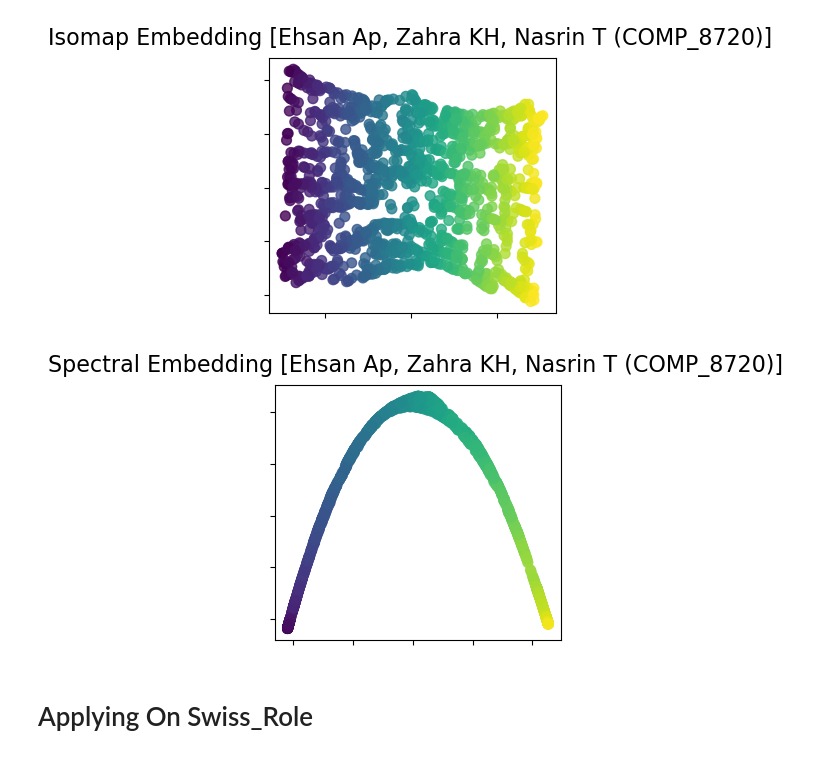
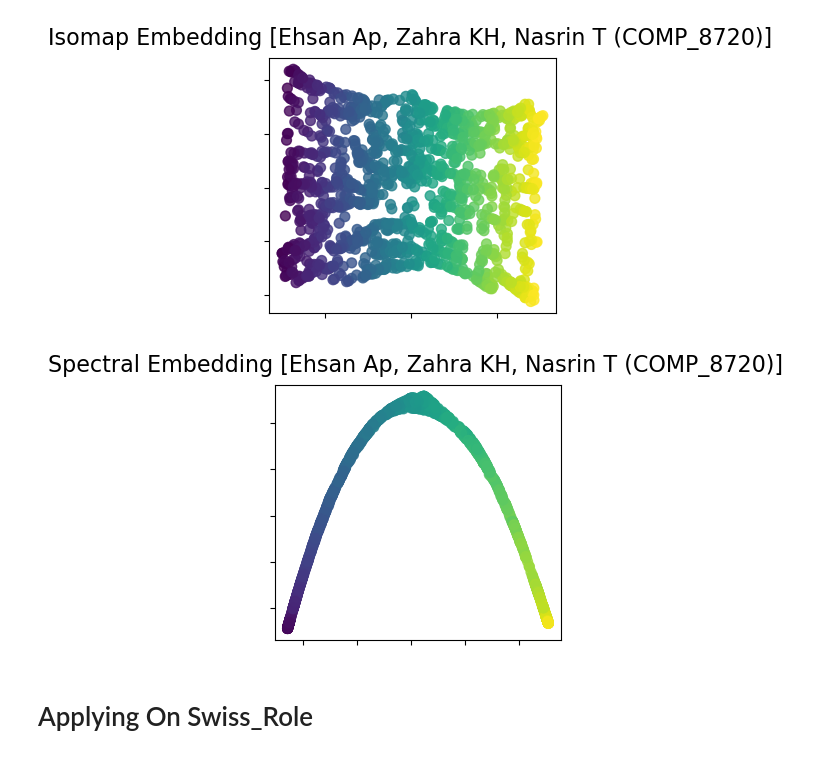
Before and after one commit to ehsanap7/adv_topics_ai, a Jupyter notebook: assignments/assignment_1,2,3/code/clustering_models_3.ipynb, the cells around one changed output. Cells and saved outputs as stored; diff of their text form; code cells hidden in the pictures.

```diff
--- a/assignments/assignment_1,2,3/code/clustering_models_3.ipynb
+++ b/assignments/assignment_1,2,3/code/clustering_models_3.ipynb
@@ -973,12 +974,12 @@ plot_2d(S_isomap, S_color, "Isomap Embedding [Ehsan Ap, Zahra KH, Nasrin T (COMP
 # %% [output]
 [figure]
 # %%
-spectral = manifold.SpectralEmbedding(n_components=n_components, n_neighbors=n_neighbors)
+spectral = manifold.SpectralEmbedding(n_components=n_components, n_neighbors=10)
 S_spectral = spectral.fit_transform(S_points)
 
 plot_2d(S_spectral, S_color, "Spectral Embedding [Ehsan Ap, Zahra KH, Nasrin T (COMP_8720)]")
 # %% [output]
-[figure, old version]
+[figure, new version]
 # %% [markdown]
 # Applying On Swiss_Role
 # %%
```
Also changed, not shown: parts of 11 cells of this notebook.
